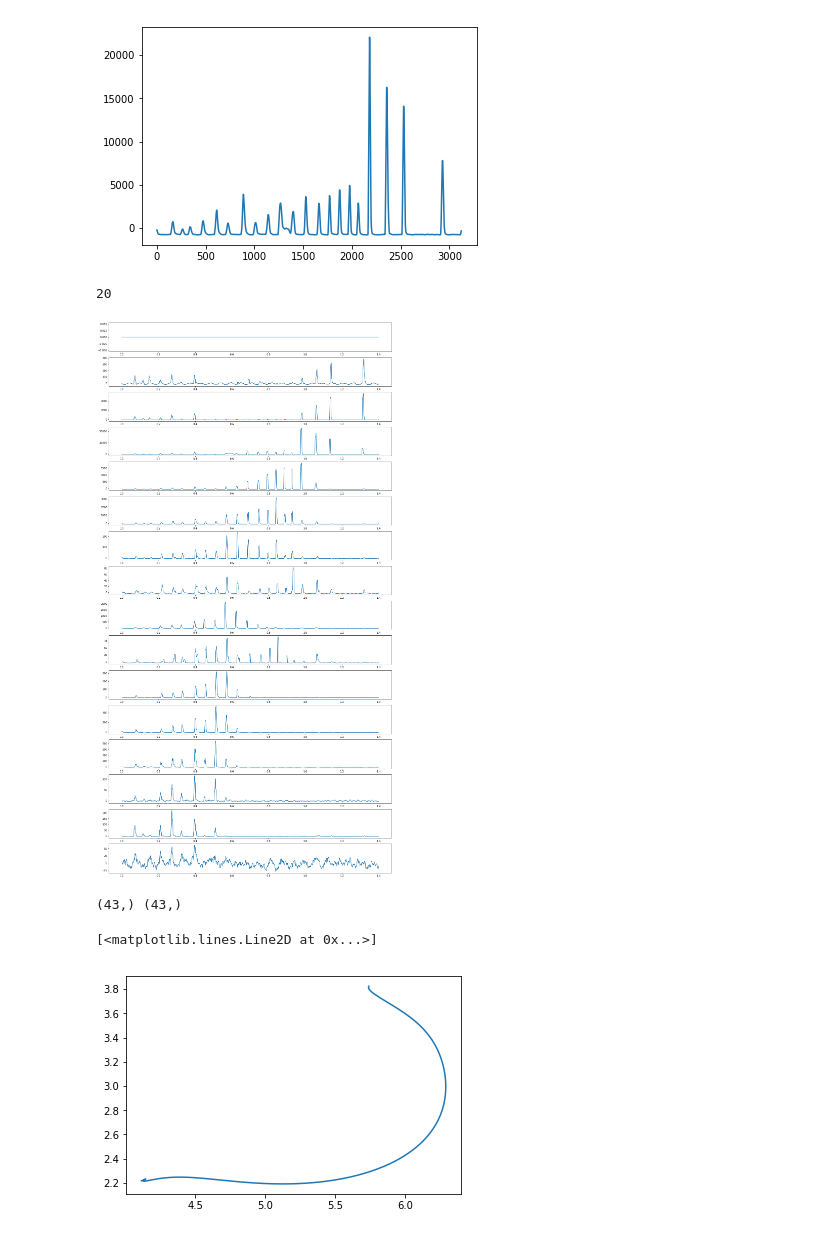
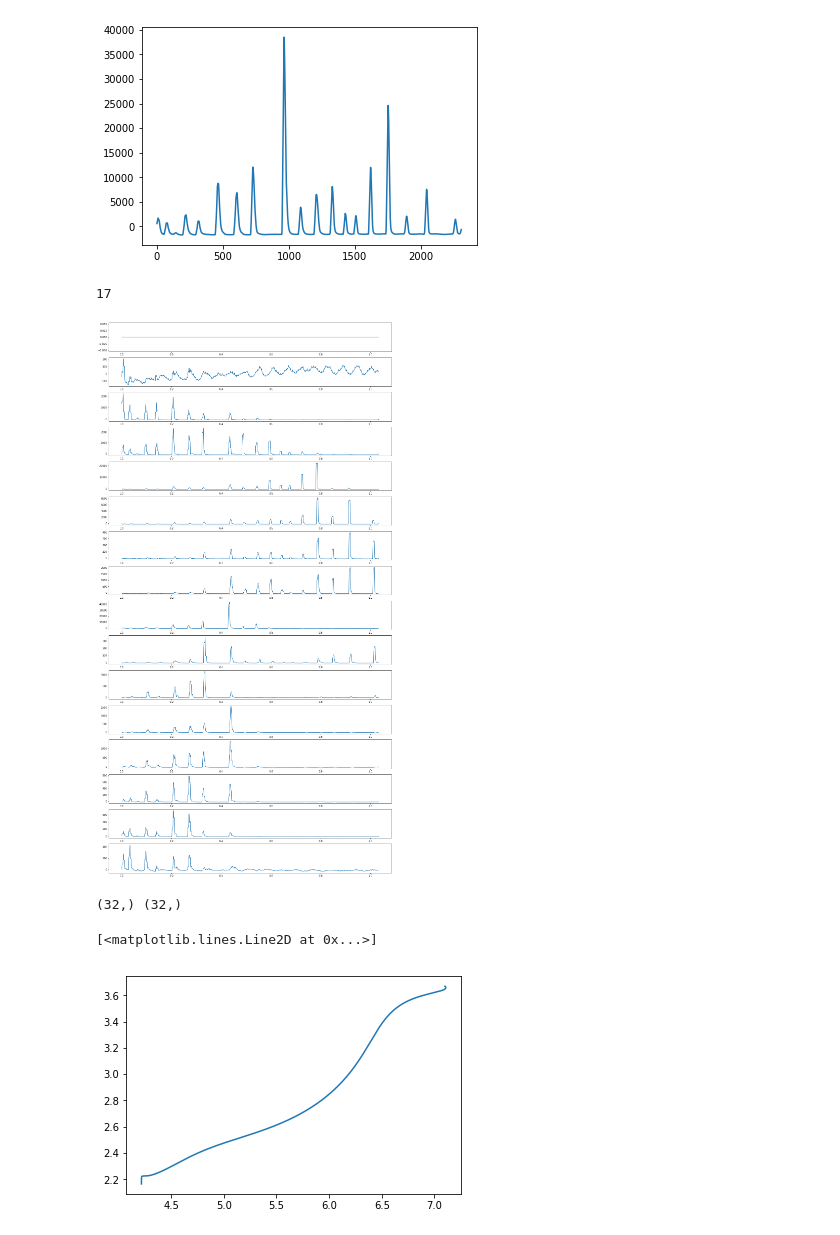
Before and after one commit to cowkami/bat_research, a Jupyter notebook: notebooks/get_pulse_direction.ipynb, the cells around one changed output. Drawn from its saved outputs; the diff is of its cells as text; code cells hidden in the pictures.

```diff
--- a/notebooks/get_pulse_direction.ipynb
+++ b/notebooks/get_pulse_direction.ipynb
@@ -28,7 +28,7 @@ bat_ids = ['bat290', 'bat294', 'bat296', 'bat298']
 start_stop = [(160, 191), (240, 270), (189, 225), (190, 232)]
 numbers = [1, 2, 3, 5]
 
-no = 3
+no = 0
 # %%
 calib_tracks = load_bin_tracks(raw_sound_190526_path / 'no1.bin')
 
@@ -109,5 +109,5 @@ spects, f, t = convert_spectrogram(cropped_tracks)
 # %%
-def sum_freq(spectrograms, freqs, band=(45000, 90000)):
+def sum_freq(spectrograms, freqs, band=(45000, 70000)):
     band_sums = []
     lower_ind = np.where(freqs >= band[0])[0][0]
     upper_ind = np.where(freqs <= band[1])[0][-1]
@@ -119,36 +119,36 @@ def sum_freq(spectrograms, freqs, band=(45000, 90000)):
         band_sums.append(band_sum)
 
     return np.array(band_sums)
 
 
 def pulse_timing(band_sums, thresh=5):
     band_av = np.average(band_sums, axis=0)
     band_av = np.convolve(band_av, np.ones(15), mode='same')
 
     ind = []
     for i in range(band_av.shape[0]-1):
         if band_av[i] < thresh and band_av[i+1] >= thresh:
             ind.append(i+1)
     plt.plot(np.arange(band_av.shape[0]), band_av)
     plt.show()
     print(len(ind))
 
     return np.array(ind)
 
 
 band_sums = sum_freq(spects, f)
 pulse_ind = pulse_timing(band_sums)
 
 plt.figure(figsize=(20, 40), facecolor='white')
 for i, spectro in enumerate(band_sums):
     plt.subplot(band_sums.shape[0], 1, i+1)
     plt.plot(t, spectro)
 #         plt.ylim([0, 300])
 plt.show()
 # %% [output]
-[figure, old version]
+[figure, new version]
-20
+17
-[figure, old version]
+[figure, new version]
 # %%
 mic_points = np.array(
     [[4.5, z] for z in range(4, 9)] + \
@@ -208,9 +208,9 @@ z = 9 - (3000 - z) / 1000
 
 plt.plot(z, x)
 # %% [output]
-(43,) (43,)
+(32,) (32,)
 [<matplotlib.lines.Line2D at 0x...>]
-[figure, old version]
+[figure, new version]
 # %%
 def cal_vectors_to_mic(x, z, t, mic_points):
     vectors = []
```
Also changed, not shown: parts of 9 cells of this notebook.
